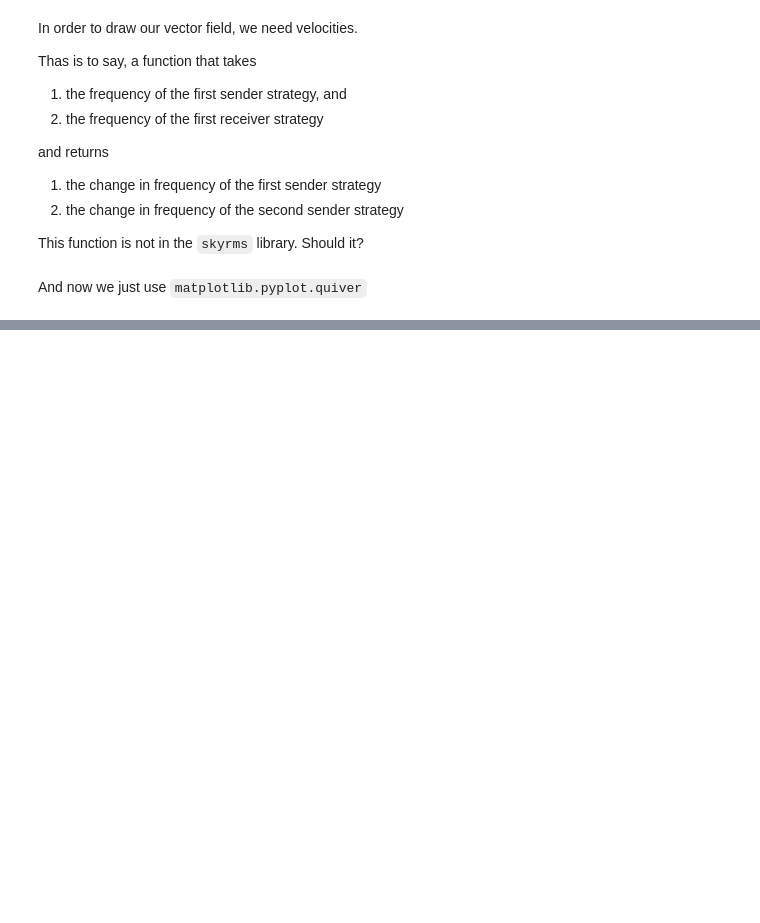
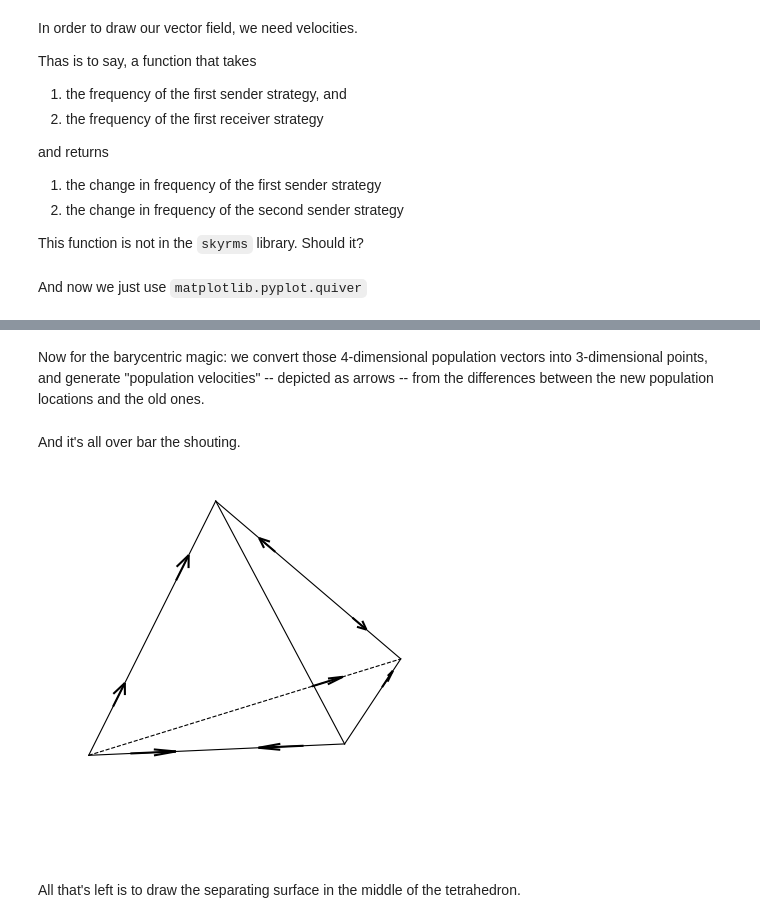
Before and after one commit to manolomartinez/skyrms, a Jupyter notebook: tutorials/Examples.ipynb, the cells around one changed output, grey strips where cells are left out. Drawn from its saved outputs; the diff is of its cells as text; code cells hidden in the pictures; blank space fills up the shorter version.

```diff
--- a/tutorials/Examples.ipynb
+++ b/tutorials/Examples.ipynb
@@ -102,0 +258,77 @@ plt.show()
+# %% [markdown]
+Now for the barycentric magic: we convert those 4-dimensional population vectors into 3-dimensional points, and generate "population velocities" -- depicted as arrows -- from the differences between the new population locations and the old ones.
+# %%
+## Get barycentric coordinates for the original population positions
+test_pop_vector_bary = np.apply_along_axis(
+                        vector_to_barycentric,
+                        axis=1,
+                        arr=pop_vectors)
+
+## Get barycentric coordinates for new population positions
+new_pop_vector_bary     = np.apply_along_axis(
+                        vector_to_barycentric,
+                        axis=1,
+                        arr=pop_vectors_new)
+
+## ... then get the difference between that and the current step.
+arrows = new_pop_vector_bary - test_pop_vector_bary
+# %% [markdown]
+And it's all over bar the shouting.
+# %%
+import matplotlib.pyplot as plt
+
+## There's probably a nicer way to do this.
+## But I am adapting some code I copied and pasted from elsewhere.
+soa = np.hstack((test_pop_vector_bary,arrows))
+X, Y, Z, U, V, W = zip(*soa)
+
+## Create the figure object
+fig = plt.figure()
+ax = fig.add_subplot(111, projection='3d')
+
+## Plot the 3D quiver plot.
+## Parameters at https://matplotlib.org/stable/api/_as_gen/mpl_toolkits.mplot3d.axes3d.Axes3D.html#mpl_toolkits.mplot3d.axes3d.Axes3D.quiver
+ax.quiver(X, Y, Z, U, V, W,
+          color = 'k',
+           normalize=True,
+          length = 0.5,
+          arrow_length_ratio = 0.5,
+          pivot = 'middle'
+          )
+
+## Set the limits of the three axes.
+ax.set_xlim([-0.05, 2.1])
+ax.set_ylim([-0.05, 3.05])
+ax.set_zlim([-0.05, 3.05])
+
+## Remove the axes, because Skyrms's plot doesn't include them.
+ax.set_axis_off()
+
+## Draw the edges of the tetrahedron.
+## This bit was also "borrowed" from StackExchange.
+from itertools import combinations
+lines=combinations(vertices,2)
+i=0
+for x in lines:
+    i+=1
+    line=np.transpose(np.array(x))
+
+    ## Make the back line a double dash
+    linestyle = '--' if i == 5 else '-'
+
+    ## https://matplotlib.org/stable/api/_as_gen/mpl_toolkits.mplot3d.axes3d.Axes3D.html#mpl_toolkits.mplot3d.axes3d.Axes3D.plot3D
+    ax.plot3D(
+        line[0],
+        line[1],
+        line[2],
+        c='0',
+        linestyle = linestyle,
+        linewidth = 0.8
+        )
+
+## Show the thing.
+plt.show()
+# %% [output]
+[figure, added]
+# %% [markdown]
+All that's left is to draw the separating surface in the middle of the tetrahedron.
```
Also changed, not shown: parts of 19 cells of this notebook.
